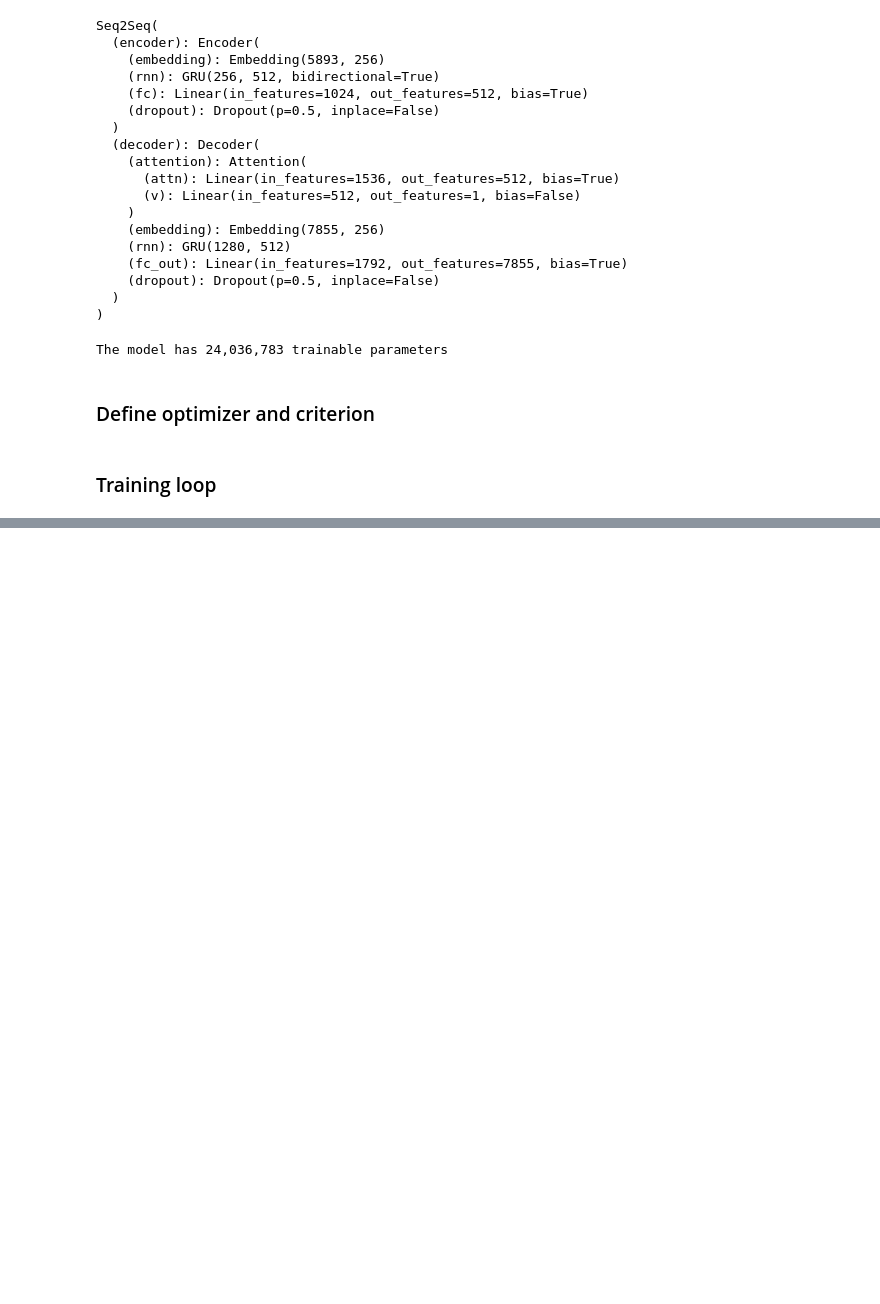
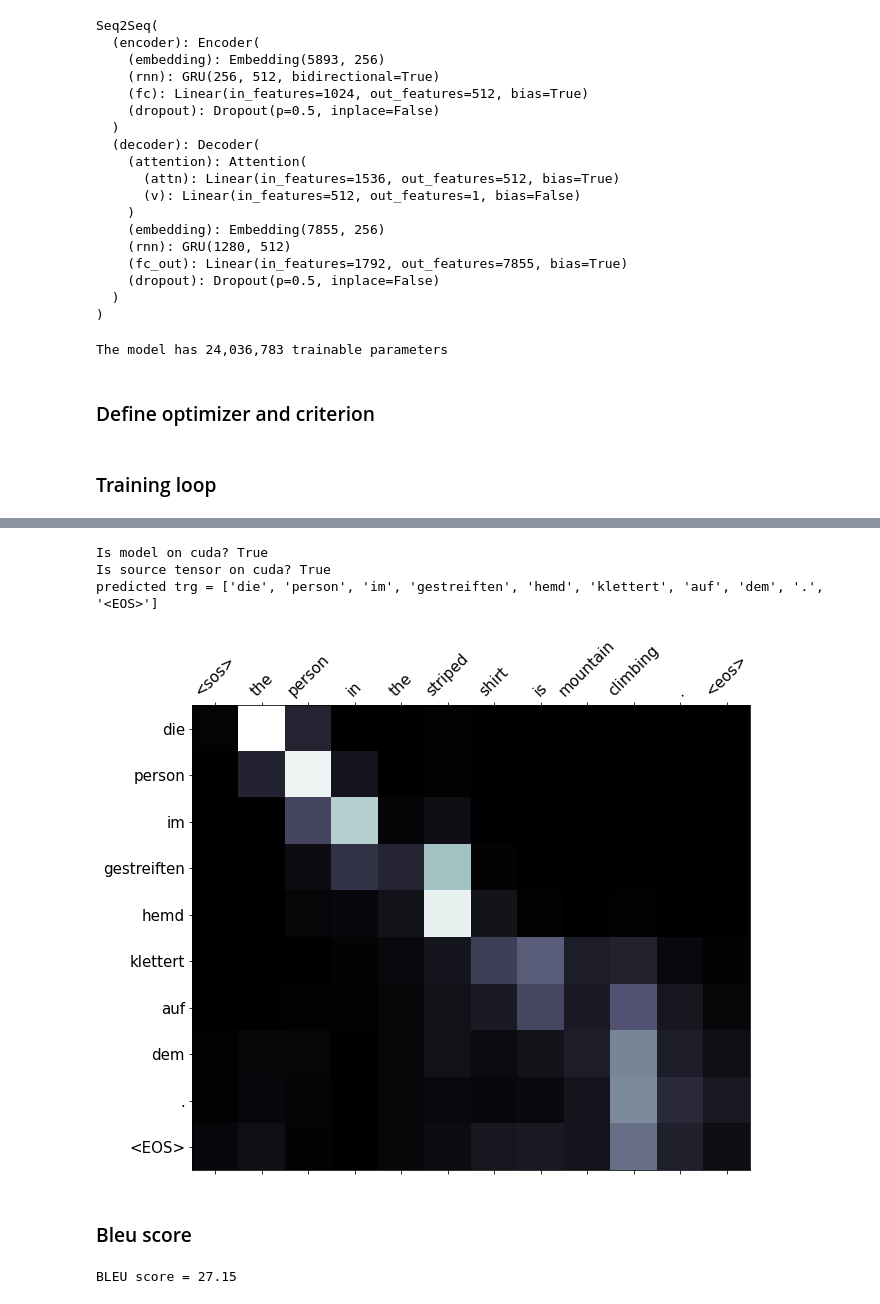
Before and after one commit to Shashank-Holla/TSAI-END-Program, a Jupyter notebook: 10- HandsOn 4/RNN_attention_based_machine_translation.ipynb, the cells around one changed output, grey strips where cells are left out. Cells and saved outputs as stored; diff of their text form; code cells hidden in the pictures; blank space fills up the shorter version.

```diff
--- a/10- HandsOn 4/RNN_attention_based_machine_translation.ipynb
+++ b/10- HandsOn 4/RNN_attention_based_machine_translation.ipynb
@@ -500,0 +748,13 @@ Epoch: 25 | Time: 1m 34s
+# %%
+translation, attention = translate_sentence(src, SRC, TRG, model, device)
+
+print(f'predicted trg = {translation}')
+
+display_attention(src, translation, attention)
+# %% [output]
+Is model on cuda? True
+Is source tensor on cuda? True
+predicted trg = ['die', 'person', 'im', 'gestreiften', 'hemd', 'klettert', 'auf', 'dem', '.', '<EOS>']
+[figure, added]
+# %% [markdown]
+### Bleu score
@@ -500,0 +783,6 @@ Epoch: 25 | Time: 1m 34s
+# %%
+bleu_score = calculate_bleu(test_data, SRC, TRG, model, device)
+
+print(f'BLEU score = {bleu_score*100:.2f}')
+# %% [output]
+BLEU score = 27.15
```
Also changed, not shown: parts of 29 cells of this notebook.
